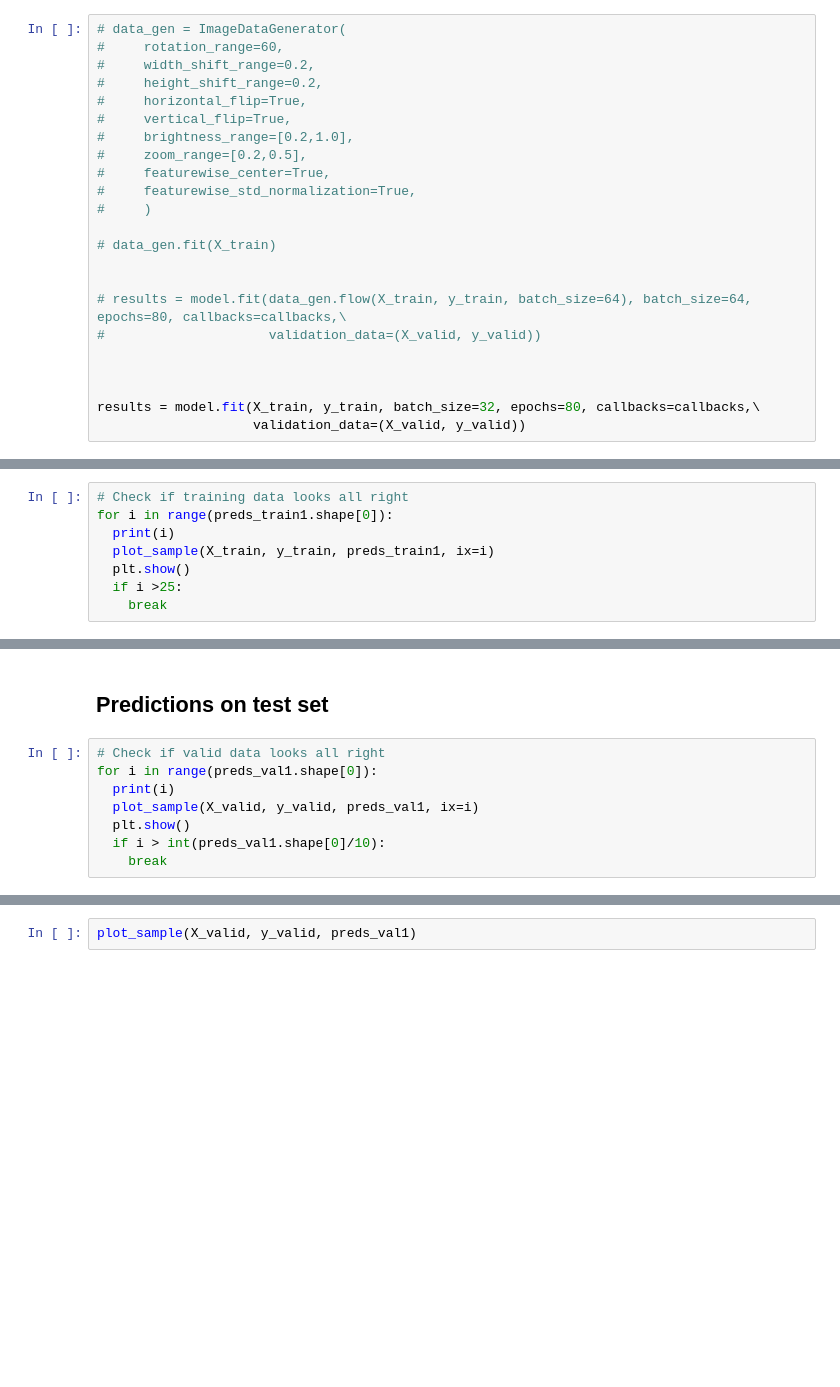
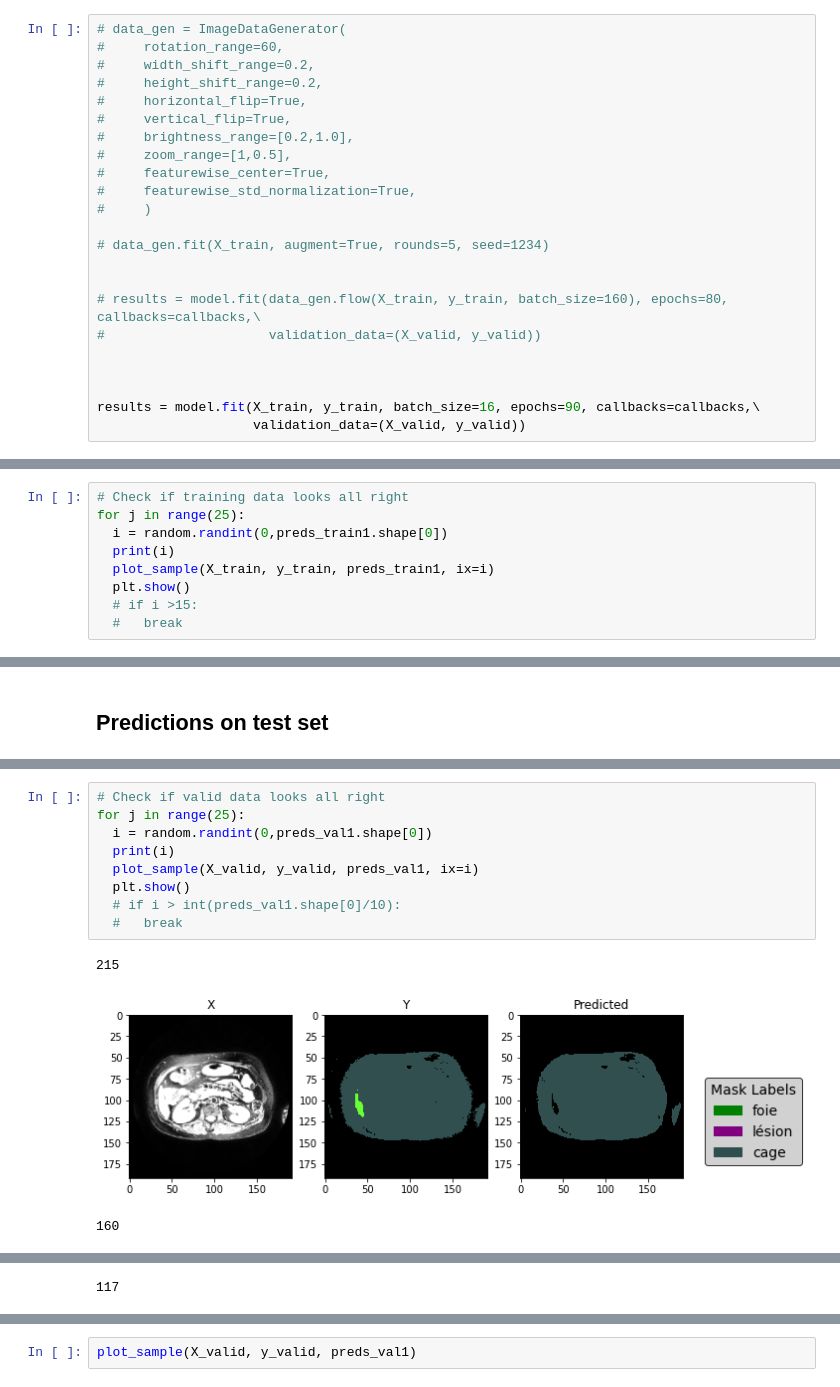
Before and after one commit to merylahounou97/Segmentation-s-mantique-avec-U-net, a Jupyter notebook: Segmentation_sémantique.ipynb, the cells around one changed output, grey strips where cells are left out. Cells and saved outputs as stored; diff of their text form; blank space fills up the shorter version.

```diff
--- a/Segmentation_sémantique.ipynb
+++ b/Segmentation_sémantique.ipynb
@@ -795,18 +820,18 @@ callbacks = [
 #     horizontal_flip=True,
 #     vertical_flip=True,
 #     brightness_range=[0.2,1.0],
-#     zoom_range=[0.2,0.5],
+#     zoom_range=[1,0.5],
 #     featurewise_center=True,
 #     featurewise_std_normalization=True,
 #     )
 
-# data_gen.fit(X_train)
+# data_gen.fit(X_train, augment=True, rounds=5, seed=1234)
 
 
-# results = model.fit(data_gen.flow(X_train, y_train, batch_size=64), batch_size=64, epochs=80, callbacks=callbacks,\
+# results = model.fit(data_gen.flow(X_train, y_train, batch_size=160), epochs=80, callbacks=callbacks,\
 #                     validation_data=(X_valid, y_valid))
 
 
 
-results = model.fit(X_train, y_train, batch_size=32, epochs=80, callbacks=callbacks,\
+results = model.fit(X_train, y_train, batch_size=16, epochs=90, callbacks=callbacks,\
                     validation_data=(X_valid, y_valid))
@@ -877,11 +931,3 @@ preds_train1.shape
 preds_val1.shape
 # %% [markdown]
 ## Predictions on training set
-# %%
-# Check if training data looks all right
-for i in range(preds_train1.shape[0]):
-  print(i)
-  plot_sample(X_train, y_train, preds_train1, ix=i)
-  plt.show()
-  if i >25:
-    break
@@ -901,0 +934,9 @@ for i in range(preds_train1.shape[0]):
+# %%
+# Check if training data looks all right
+for j in range(25):
+  i = random.randint(0,preds_train1.shape[0])
+  print(i)
+  plot_sample(X_train, y_train, preds_train1, ix=i)
+  plt.show()
+  # if i >15:
+  #   break
@@ -903,11 +958,3 @@ for i in range(preds_train1.shape[0]):
 plot_sample(X_train, y_train, preds_train1)
 # %% [markdown]
 ## Predictions on test set
-# %%
-# Check if valid data looks all right
-for i in range(preds_val1.shape[0]):
-  print(i)
-  plot_sample(X_valid, y_valid, preds_val1, ix=i)
-  plt.show()
-  if i > int(preds_val1.shape[0]/10):
-    break
@@ -928,0 +961,13 @@ for i in range(preds_val1.shape[0]):
+# %%
+# Check if valid data looks all right
+for j in range(25):
+  i = random.randint(0,preds_val1.shape[0])
+  print(i)
+  plot_sample(X_valid, y_valid, preds_val1, ix=i)
+  plt.show()
+  # if i > int(preds_val1.shape[0]/10):
+  #   break
+# %% [output]
+215
+[figure, added]
+160
@@ -928,0 +975 @@ for i in range(preds_val1.shape[0]):
+117
```
Also changed, not shown: parts of 25 cells of this notebook.
